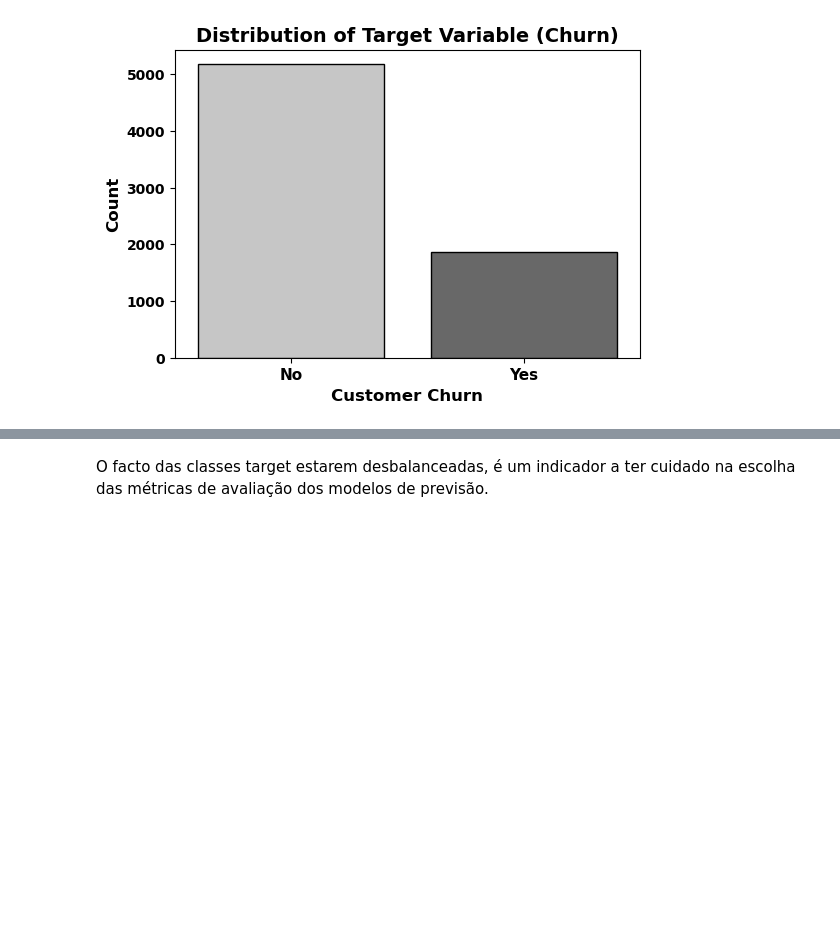
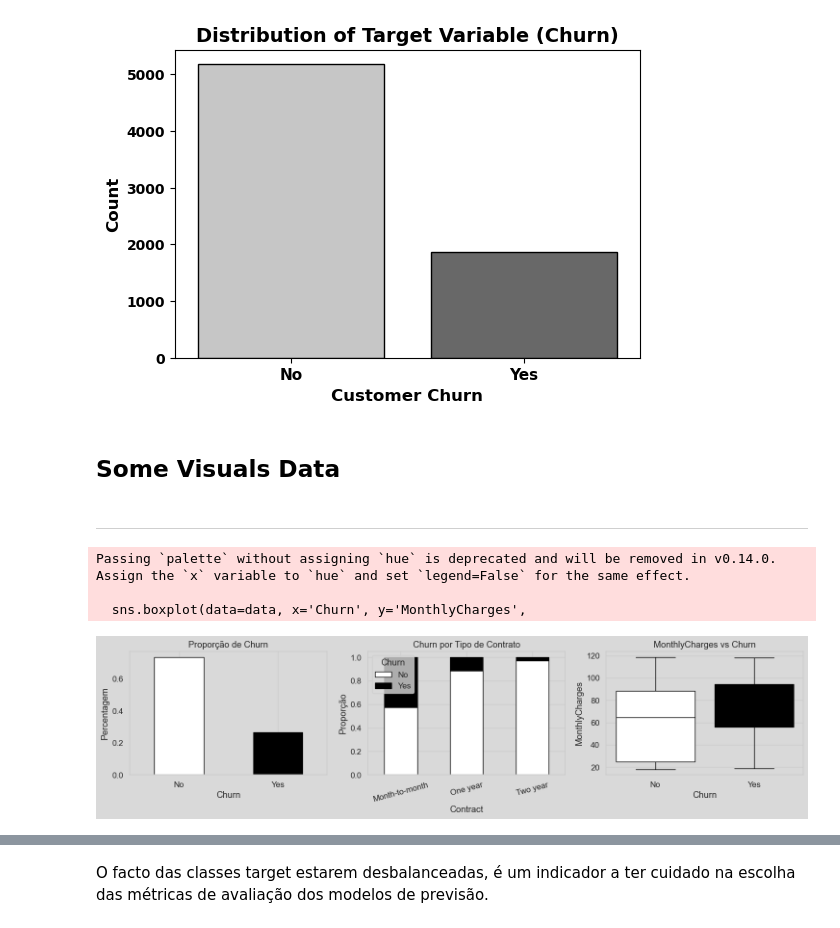
Before and after one commit to pereiranuno/telecom_customer_churn, a Jupyter notebook: customer_churn.ipynb, the cells around one changed output, grey strips where cells are left out. Cells and saved outputs as stored; diff of their text form; code cells hidden in the pictures; blank space fills up the shorter version.

Commit message:
some visuals

```diff
--- a/customer_churn.ipynb
+++ b/customer_churn.ipynb
@@ -131,3 +131,60 @@ plt.xticks(ticks=[0, 1], labels=["No", "Yes"], fontsize=11)
 plt.show()
 # %% [output]
 [figure]
+# %% [markdown]
+## Some Visuals Data
+# %% [markdown]
+---
+# %%
+# Paleta preto e branco para churn
+churn_palette_bw = {'No': '#FFFFFF', 'Yes': '#000000'}
+
+# Estilo com fundo cinza claro e grelha visível
+sns.set_theme(style="whitegrid", font_scale=1.1,
+              rc={"axes.facecolor": "#d9d9d9", "figure.facecolor": "#d9d9d9"})
+
+# Garantir que 'Churn' são strings
+data['Churn'] = data['Churn'].astype(str)
+
+# Proporções e crosstab
+churn_counts = data['Churn'].value_counts(normalize=True)
+contract_churn = pd.crosstab(data['Contract'], data['Churn'], normalize='index')
+
+# Criar figura
+plt.figure(figsize=(15, 4))
+
+# Gráfico 1: Proporção de churn
+plt.subplot(1, 3, 1)
+churn_counts[['No', 'Yes']].plot(kind='bar', color=['#FFFFFF', '#000000'], edgecolor='black')
+plt.title('Proporção de Churn')
+plt.xticks(rotation=0)
+plt.ylabel('Percentagem')
+plt.grid(axis='y')
+
+# Gráfico 2: Churn por tipo de contrato
+plt.subplot(1, 3, 2)
+contract_churn[['No', 'Yes']].plot(kind='bar', stacked=True, ax=plt.gca(),
+                                   color=['#FFFFFF', '#000000'], edgecolor='black')
+plt.title('Churn por Tipo de Contrato')
+plt.ylabel('Proporção')
+plt.xticks(rotation=15)
+
+# Gráfico 3: Boxplot de MonthlyCharges por Churn
+plt.subplot(1, 3, 3)
+sns.boxplot(data=data, x='Churn', y='MonthlyCharges',
+            palette=churn_palette_bw,
+            flierprops=dict(markerfacecolor='black', marker='o'),
+            boxprops=dict(edgecolor='black'),
+            medianprops=dict(color='black'),
+            whiskerprops=dict(color='black'),
+            capprops=dict(color='black'))
+plt.title('MonthlyCharges vs Churn')
+
+# Layout final
+plt.tight_layout()
+plt.show()
+# %% [output]
+Passing `palette` without assigning `hue` is deprecated and will be removed in v0.14.0. Assign the `x` variable to `hue` and set `legend=False` for the same effect.
+
+  sns.boxplot(data=data, x='Churn', y='MonthlyCharges',
+[figure, added]
```
Also changed, not shown: parts of 3 cells of this notebook.
